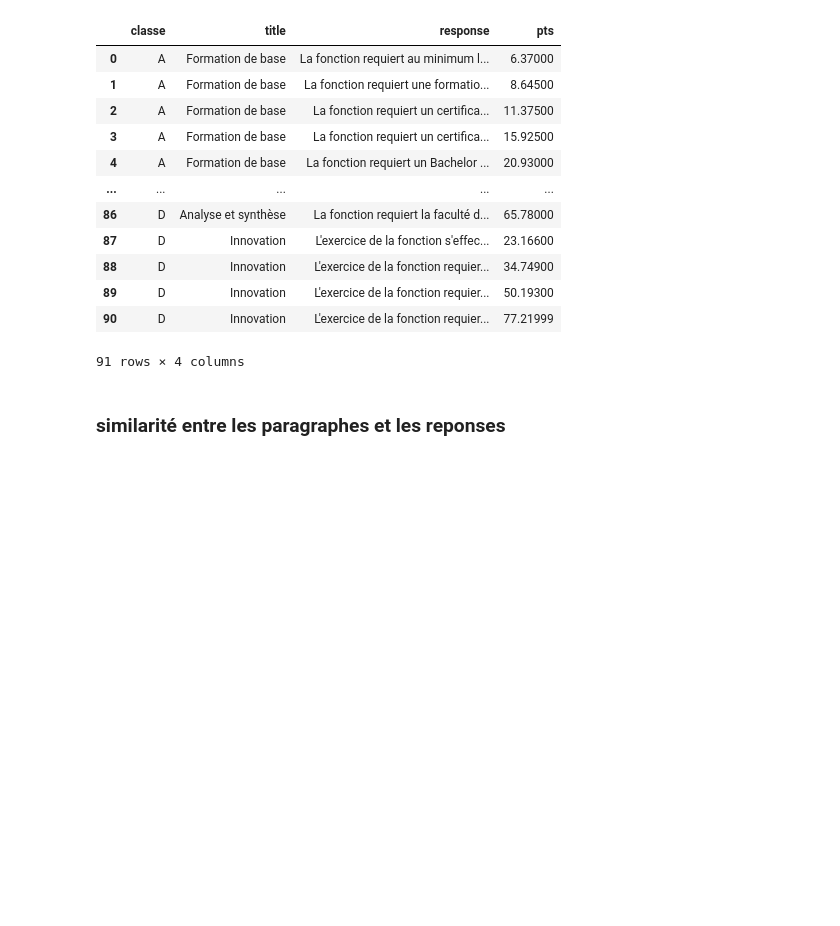
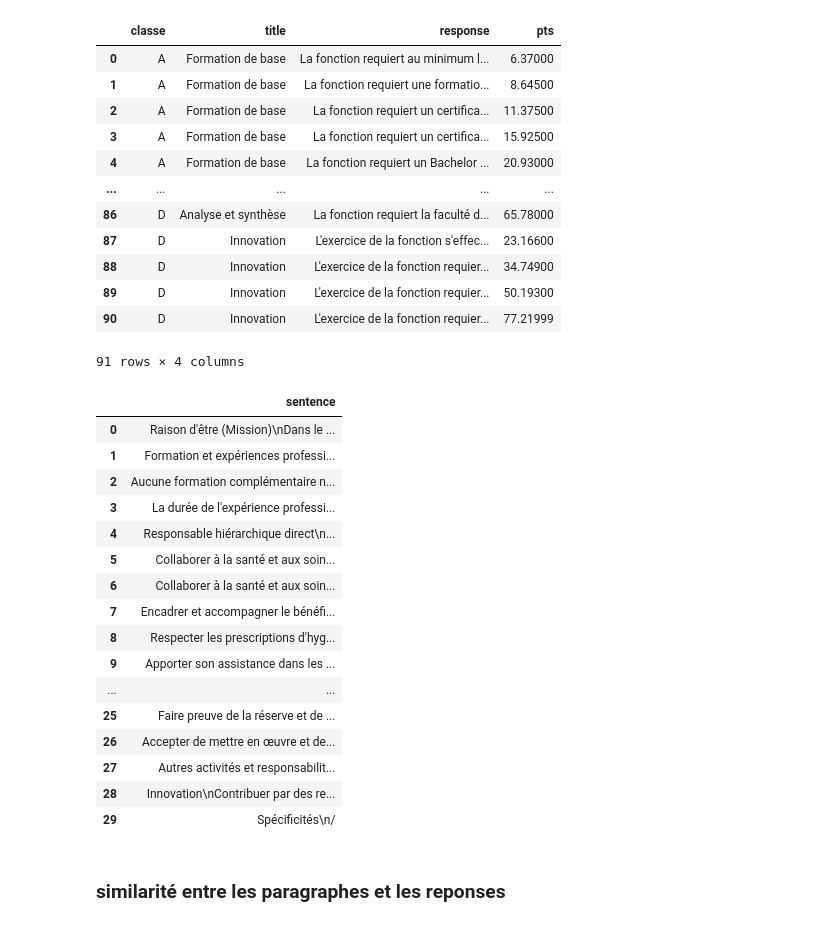
Before and after one commit to issamejekkam/Stage2A, a Jupyter notebook: evaluateFunction.ipynb, the cells around one changed output. Drawn from its saved outputs; the diff is of its cells as text; code cells hidden in the pictures; blank space fills up the shorter version.

```diff
--- a/evaluateFunction.ipynb
+++ b/evaluateFunction.ipynb
@@ -49,6 +55,26 @@ df
 | 89 | D | Innovation | L'exercice de la fonction requier... | 50.19300 |
 | 90 | D | Innovation | L'exercice de la fonction requier... | 77.21999 |
 91 rows × 4 columns
+# %%
+sentences
+# %% [output]
+|  | sentence |
+| 0 | Raison d'être (Mission)\nDans le ... |
+| 1 | Formation et expériences professi... |
+| 2 | Aucune formation complémentaire n... |
+| 3 | La durée de l'expérience professi... |
+| 4 | Responsable hiérarchique direct\n... |
+| 5 | Collaborer à la santé et aux soin... |
+| 6 | Collaborer à la santé et aux soin... |
+| 7 | Encadrer et accompagner le bénéfi... |
+| 8 | Respecter les prescriptions d'hyg... |
+| 9 | Apporter son assistance dans les ... |
+| ... | ... |
+| 25 | Faire preuve de la réserve et de ... |
+| 26 | Accepter de mettre en œuvre et de... |
+| 27 | Autres activités et responsabilit... |
+| 28 | Innovation\nContribuer par des re... |
+| 29 | Spécificités\n/ |
 # %% [markdown]
 ### similarité entre les paragraphes et les reponses
 # %%
```
Also changed, not shown: parts of 12 cells of this notebook, 2 other files.
